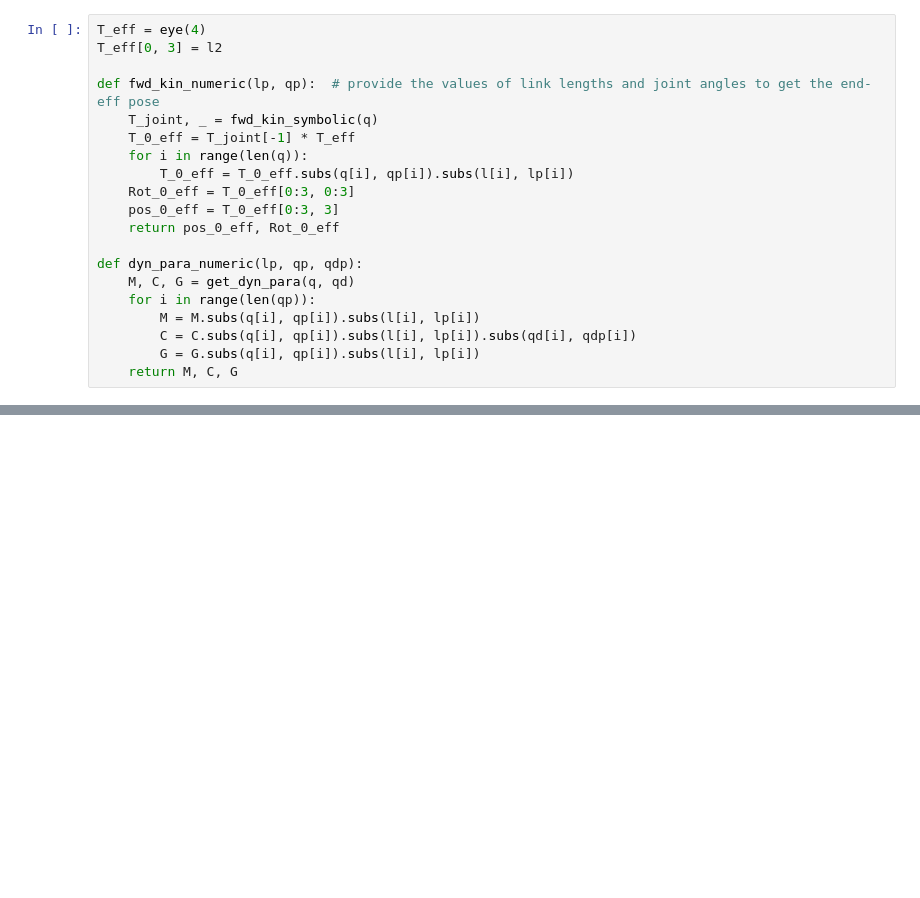
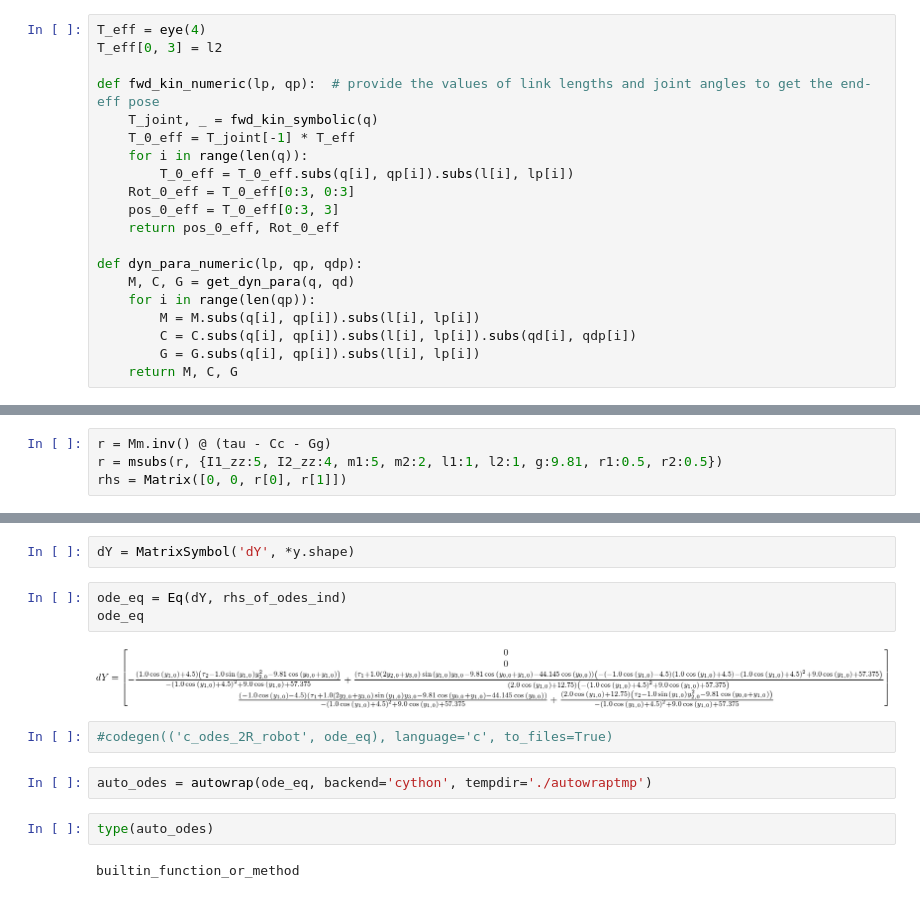
Before and after one commit to ashBabu/model_predictive_control, a Jupyter notebook: src/2R_manipulator_dynamics.ipynb, the cells around one changed output, grey strips where cells are left out. Cells and saved outputs as stored; diff of their text form; blank space fills up the shorter version.

```diff
--- a/src/2R_manipulator_dynamics.ipynb
+++ b/src/2R_manipulator_dynamics.ipynb
@@ -196,0 +224,4 @@ $\displaystyle \left[\begin{matrix}- 1.0 l_{1} m_{2} r_{2} \left(2 \frac{d}{d t}
+# %%
+r = Mm.inv() @ (tau - Cc - Gg)
+r = msubs(r, {I1_zz:5, I2_zz:4, m1:5, m2:2, l1:1, l2:1, g:9.81, r1:0.5, r2:0.5})
+rhs = Matrix([0, 0, r[0], r[1]])
@@ -196,0 +266,15 @@ $\displaystyle \left[\begin{matrix}- 1.0 l_{1} m_{2} r_{2} \left(2 \frac{d}{d t}
+# %%
+dY = MatrixSymbol('dY', *y.shape)
+# %%
+ode_eq = Eq(dY, rhs_of_odes_ind)
+ode_eq
+# %% [output]
+[figure, added]
+# %%
+#codegen(('c_odes_2R_robot', ode_eq), language='c', to_files=True)
+# %%
+auto_odes = autowrap(ode_eq, backend='cython', tempdir='./autowraptmp')
+# %%
+type(auto_odes)
+# %% [output]
+builtin_function_or_method
```
Also changed, not shown: parts of 14 cells of this notebook, 3 other files.
